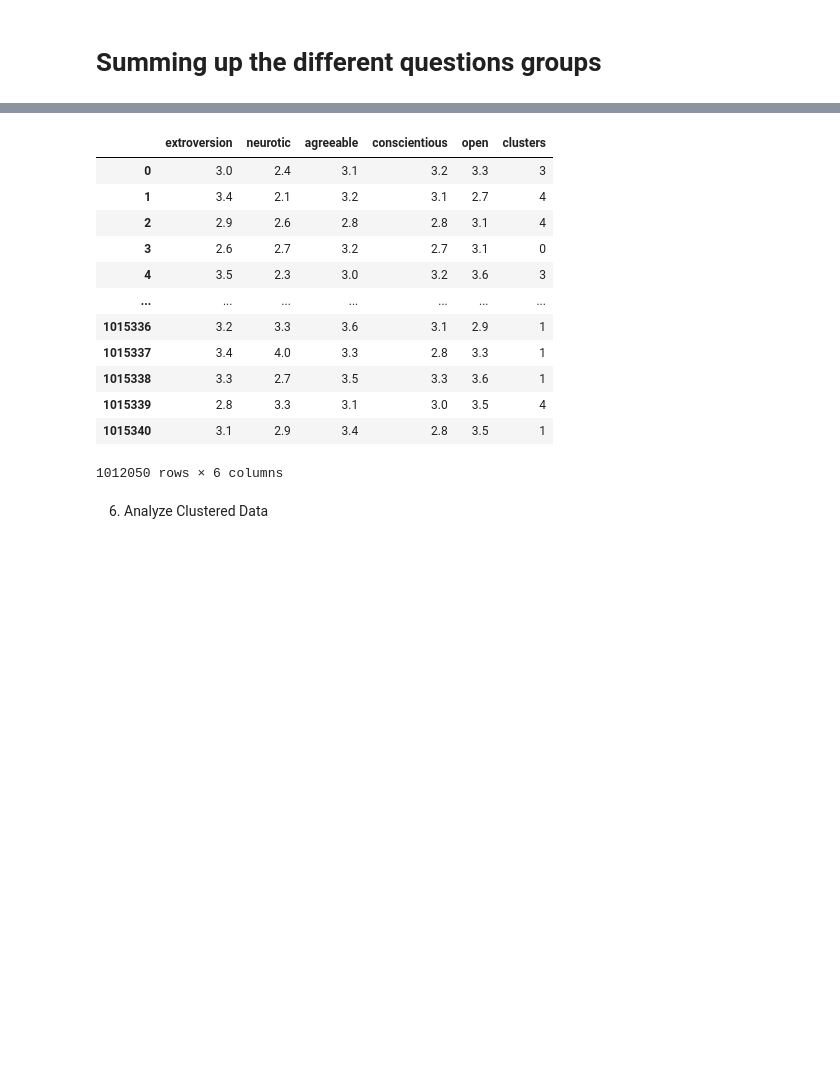
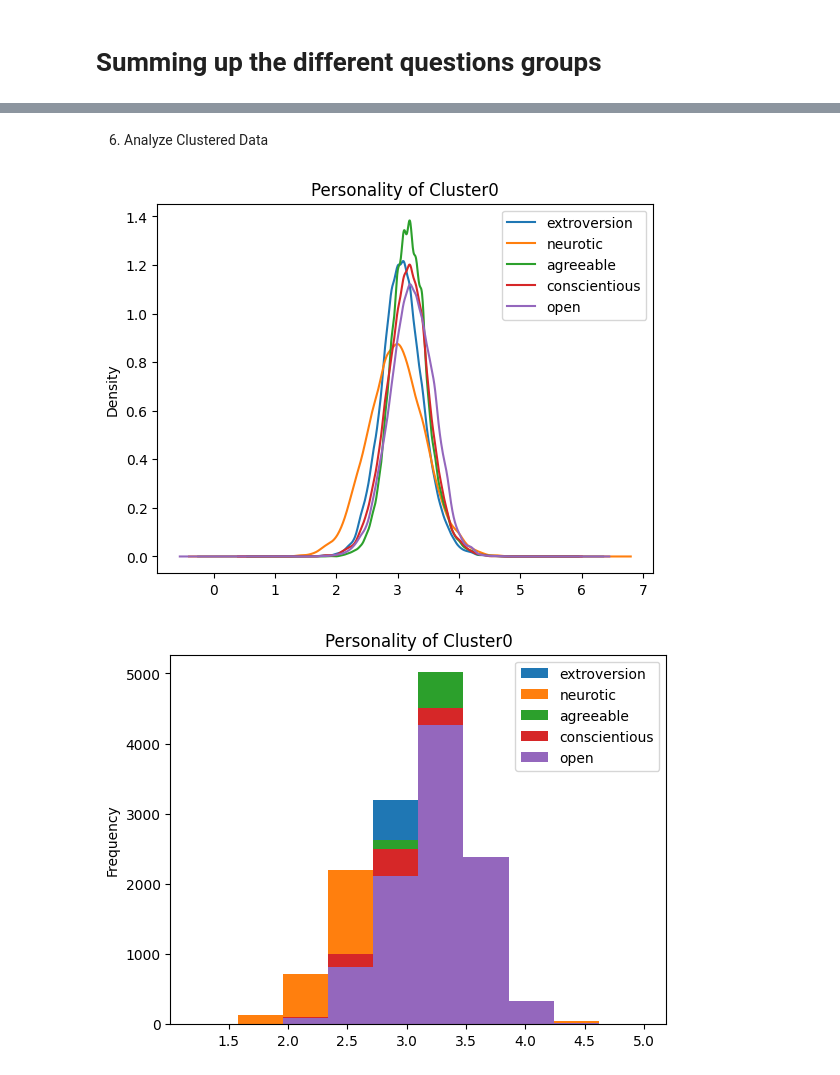
Before and after one commit to whatever413y/ML_Project, a Jupyter notebook: MachineLearningModel/PersonalityTest/personality.ipynb, the cells around one changed output, grey strips where cells are left out. Cells and saved outputs as stored; diff of their text form; code cells hidden in the pictures; blank space fills up the shorter version.

```diff
--- a/MachineLearningModel/PersonalityTest/personality.ipynb
+++ b/MachineLearningModel/PersonalityTest/personality.ipynb
@@ -130,18 +104,20 @@ data_sums['clusters'] = predictions
-# %%
-data_sums
-# %% [output]
-|  | extroversion | neurotic | agreeable | conscientious | open | clusters |
-| 0 | 3.0 | 2.4 | 3.1 | 3.2 | 3.3 | 3 |
-| 1 | 3.4 | 2.1 | 3.2 | 3.1 | 2.7 | 4 |
-| 2 | 2.9 | 2.6 | 2.8 | 2.8 | 3.1 | 4 |
-| 3 | 2.6 | 2.7 | 3.2 | 2.7 | 3.1 | 0 |
-| 4 | 3.5 | 2.3 | 3.0 | 3.2 | 3.6 | 3 |
-| ... | ... | ... | ... | ... | ... | ... |
-| 1015336 | 3.2 | 3.3 | 3.6 | 3.1 | 2.9 | 1 |
-| 1015337 | 3.4 | 4.0 | 3.3 | 2.8 | 3.3 | 1 |
-| 1015338 | 3.3 | 2.7 | 3.5 | 3.3 | 3.6 | 1 |
-| 1015339 | 2.8 | 3.3 | 3.1 | 3.0 | 3.5 | 4 |
-| 1015340 | 3.1 | 2.9 | 3.4 | 2.8 | 3.5 | 1 |
-1012050 rows × 6 columns
 # %% [markdown]
 6. Analyze Clustered Data
+# %%
+cluster0 = data_sums.loc[data_sums['clusters'] == 0]
+cluster0.drop('clusters', axis=1, inplace=True)
+cluster1 = data_sums.loc[data_sums['clusters'] == 1]
+cluster1.drop('clusters', axis=1, inplace=True)
+cluster2 = data_sums.loc[data_sums['clusters'] == 2]
+cluster2.drop('clusters', axis=1, inplace=True)
+cluster3 = data_sums.loc[data_sums['clusters'] == 3]
+cluster3.drop('clusters', axis=1, inplace=True)
+cluster4 = data_sums.loc[data_sums['clusters'] == 4]
+cluster4.drop('clusters', axis=1, inplace=True)
+# %%
+cluster0[:10025].plot(kind="kde", title='Personality of Cluster0')
+cluster0[:10025].plot(kind="hist", title='Personality of Cluster0')
+plt.show()
+# %% [output]
+[figure, added]
+[figure, added]
```
Also changed, not shown: parts of 27 cells of this notebook.
